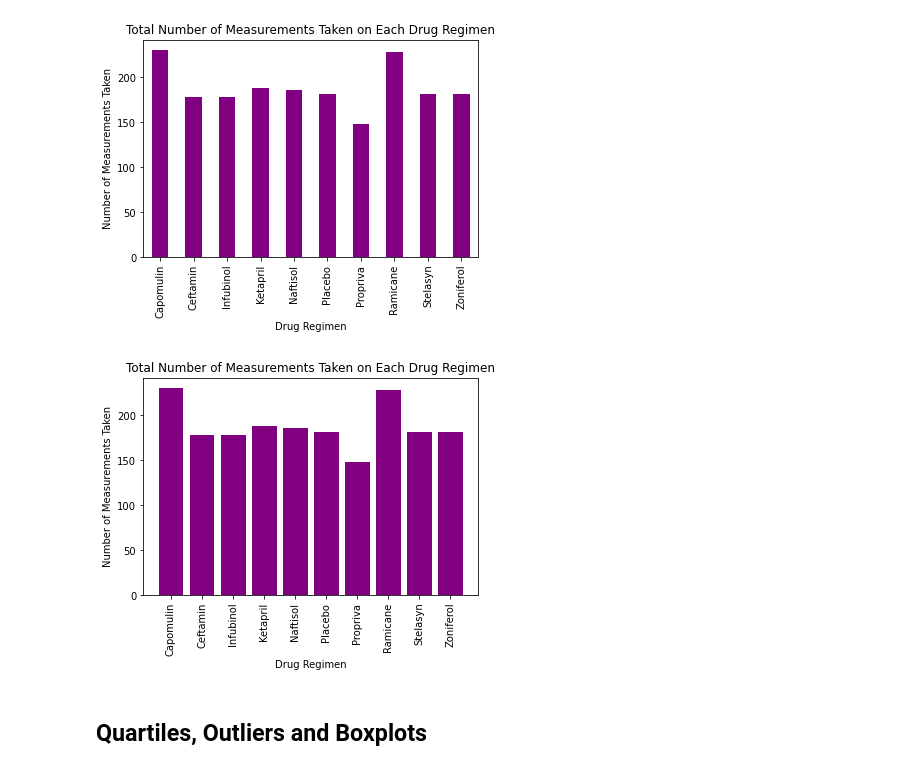
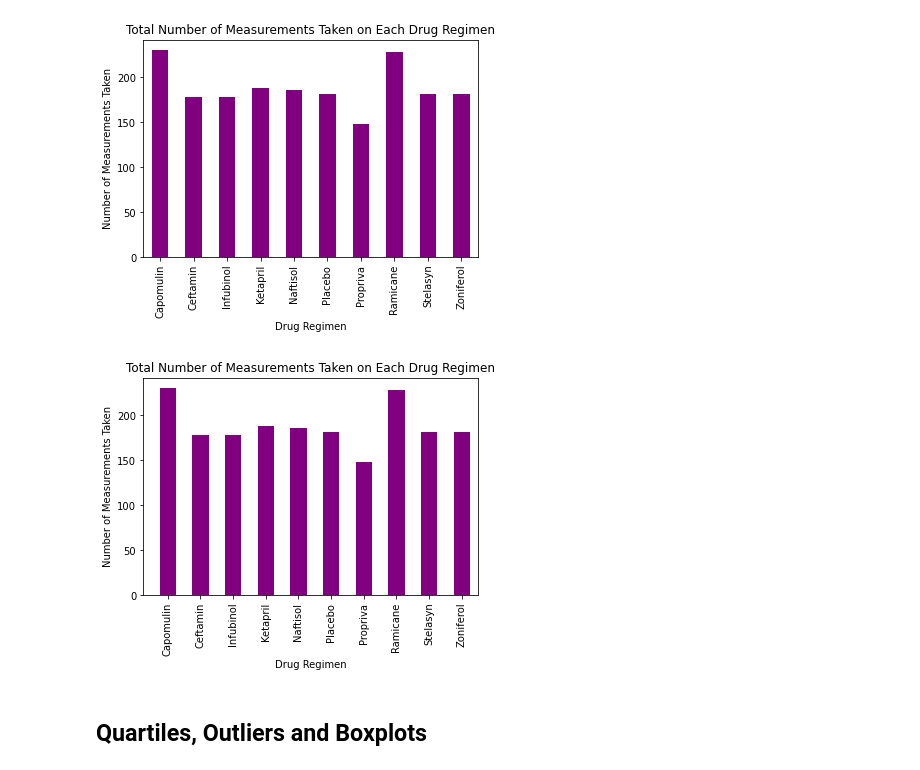
Before and after one commit to JRandle23/Matplotlib-Challenge, a Jupyter notebook: Pymaceuticals/pymaceuticals_starter.ipynb, the cells around one changed output. Saved outputs shown, nothing was run; the diff lists cells and outputs as text; code cells hidden in the pictures.

```diff
--- a/Pymaceuticals/pymaceuticals_starter.ipynb
+++ b/Pymaceuticals/pymaceuticals_starter.ipynb
@@ -146,16 +146,17 @@ measurements_barchart
 # %%
 # Generate a bar plot showing the total number of measurements taken on each drug regimen using pyplot.
 drugs = ["Capomulin", "Ceftamin", "Infubinol", "Ketapril", "Naftisol", "Placebo", "Propriva", "Ramicane", "Stelasyn", "Zoniferol"]
 y_axis = drug_grouped.count()
 
-plt.bar(drugs, y_axis, color="purple", align="center")
+plt.bar(drugs, y_axis, color="purple", align="center", width=0.5)
 plt.xticks(drugs, rotation="vertical")
+plt.xlim(-0.75, len(x_axis)-0.50)
 plt.title("Total Number of Measurements Taken on Each Drug Regimen")
 plt.xlabel("Drug Regimen")
 plt.ylabel("Number of Measurements Taken")
 plt.show()
 # %% [output]
-[figure, old version]
+[figure, new version]
 # %%
 # Generate a pie plot showing the distribution of female versus male mice using pandas
 # %%
```
